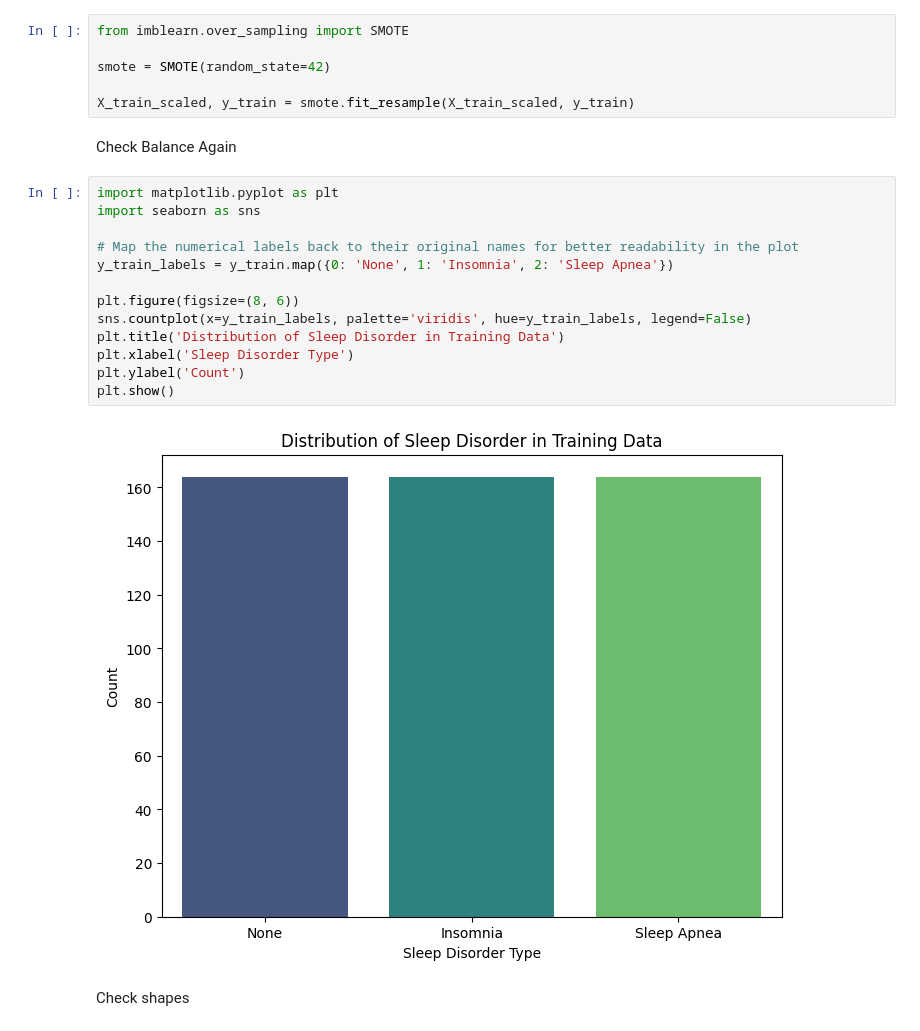
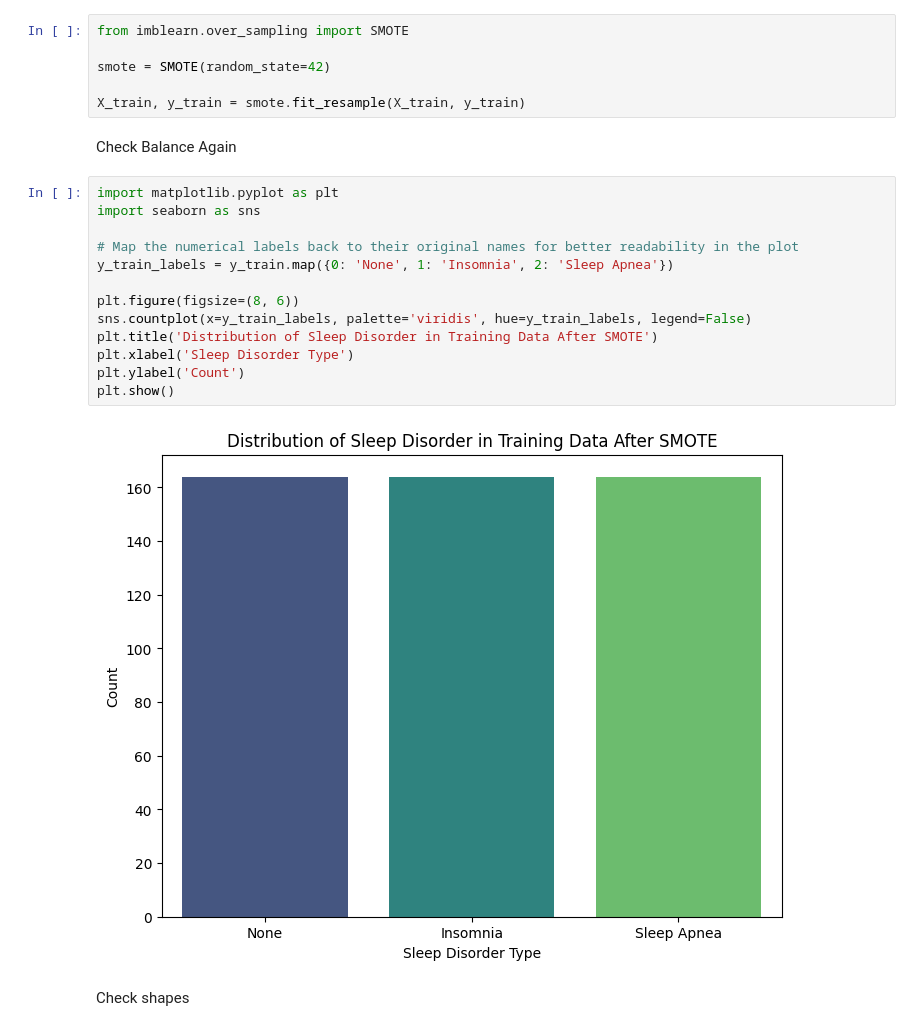
Before and after one commit to Sarasii22/Sleep-Quality-Prediction-Using-Lifestyle-Factors, a Jupyter notebook: Data_Preprocessing.ipynb, the cells around one changed output. Drawn from its saved outputs; the diff is of its cells as text.

```diff
--- a/Data_Preprocessing.ipynb
+++ b/Data_Preprocessing.ipynb
@@ -325,23 +343,23 @@ from imblearn.over_sampling import SMOTE
 
 smote = SMOTE(random_state=42)
 
-X_train_scaled, y_train = smote.fit_resample(X_train_scaled, y_train)
+X_train, y_train = smote.fit_resample(X_train, y_train)
 # %% [markdown]
 Check Balance Again
 # %%
 import matplotlib.pyplot as plt
 import seaborn as sns
 
 # Map the numerical labels back to their original names for better readability in the plot
 y_train_labels = y_train.map({0: 'None', 1: 'Insomnia', 2: 'Sleep Apnea'})
 
 plt.figure(figsize=(8, 6))
 sns.countplot(x=y_train_labels, palette='viridis', hue=y_train_labels, legend=False)
-plt.title('Distribution of Sleep Disorder in Training Data')
+plt.title('Distribution of Sleep Disorder in Training Data After SMOTE')
 plt.xlabel('Sleep Disorder Type')
 plt.ylabel('Count')
 plt.show()
 # %% [output]
-[figure, old version]
+[figure, new version]
 # %% [markdown]
 Check shapes
```
Also changed, not shown: parts of 6 cells of this notebook.
